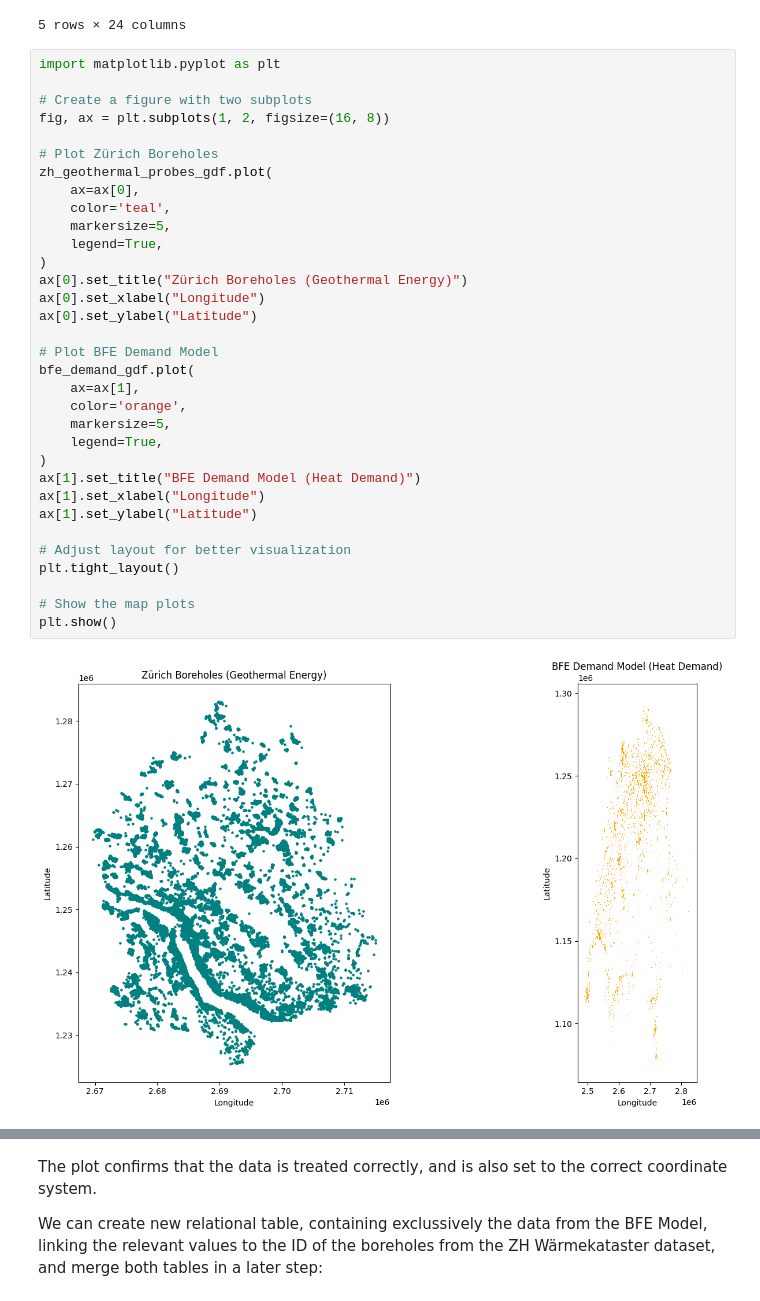
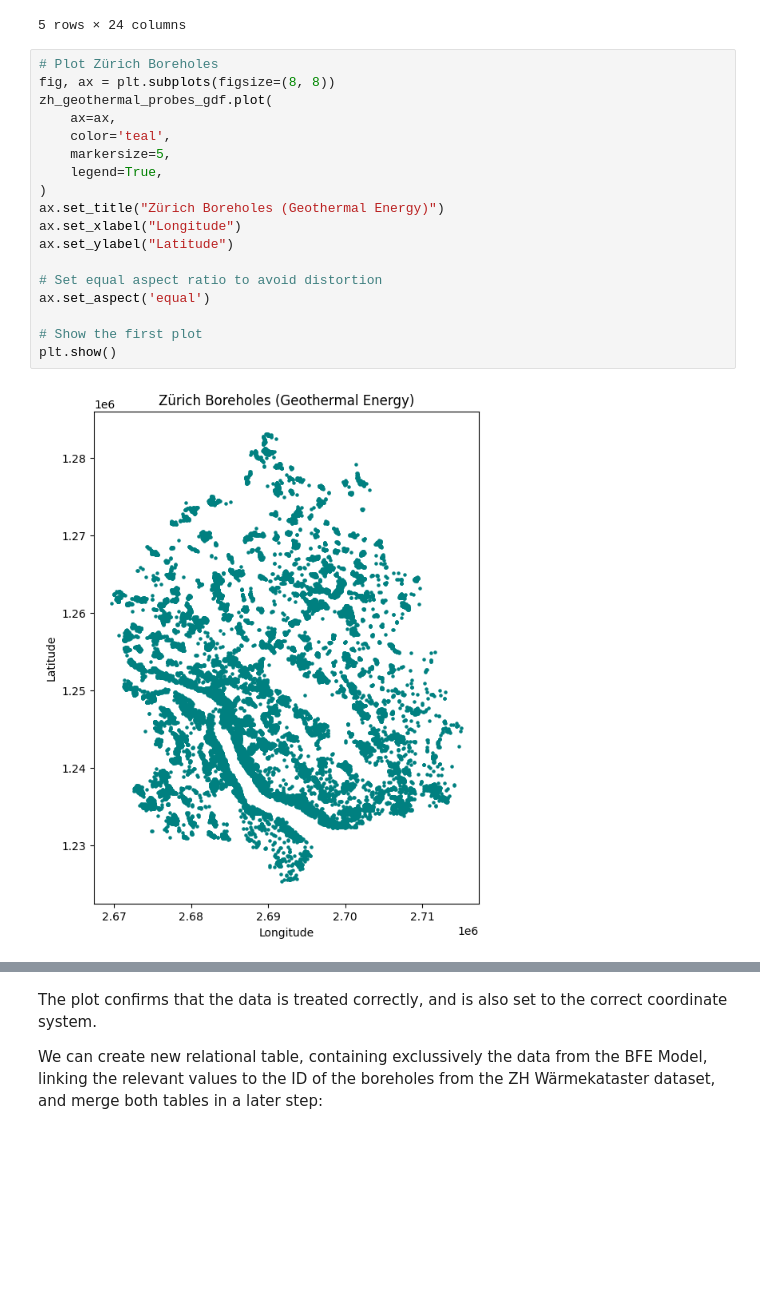
Before and after one commit to leinadher/GeoThesis, a Jupyter notebook: 04_extraction_bfe_fernwaermenachfrage.ipynb, the cells around one changed output, grey strips where cells are left out. Saved outputs shown, nothing was run; the diff lists cells and outputs as text; blank space fills up the shorter version.

```diff
--- a/04_extraction_bfe_fernwaermenachfrage.ipynb
+++ b/04_extraction_bfe_fernwaermenachfrage.ipynb
@@ -162,37 +164,22 @@ joined.head()
 | 4 | erdwaermesonden.1464738 | 2684623 | 1248519 | 12.5 | 6.0 | 250 | 2.0 | b 00-10289 | ... |
 5 rows × 24 columns
 # %%
-import matplotlib.pyplot as plt
-
-# Create a figure with two subplots
-fig, ax = plt.subplots(1, 2, figsize=(16, 8))
-
 # Plot Zürich Boreholes
+fig, ax = plt.subplots(figsize=(8, 8))
 zh_geothermal_probes_gdf.plot(
-    ax=ax[0],
+    ax=ax,
     color='teal',
     markersize=5,
     legend=True,
 )
-ax[0].set_title("Zürich Boreholes (Geothermal Energy)")
-ax[0].set_xlabel("Longitude")
-ax[0].set_ylabel("Latitude")
+ax.set_title("Zürich Boreholes (Geothermal Energy)")
+ax.set_xlabel("Longitude")
+ax.set_ylabel("Latitude")
 
-# Plot BFE Demand Model
-bfe_demand_gdf.plot(
-    ax=ax[1],
-    color='orange',
-    markersize=5,
-    legend=True,
-)
-ax[1].set_title("BFE Demand Model (Heat Demand)")
-ax[1].set_xlabel("Longitude")
-ax[1].set_ylabel("Latitude")
+# Set equal aspect ratio to avoid distortion
+ax.set_aspect('equal')
 
-# Adjust layout for better visualization
-plt.tight_layout()
-
-# Show the map plots
+# Show the first plot
 plt.show()
 # %% [output]
-[figure, old version]
+[figure, new version]
```
Also changed, not shown: parts of 3 cells of this notebook, 2 other files.
